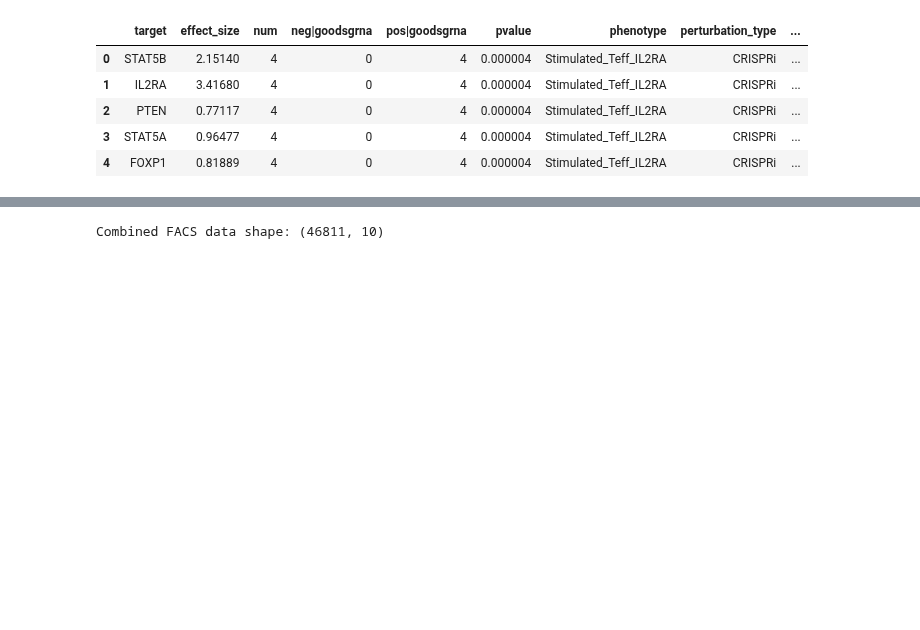
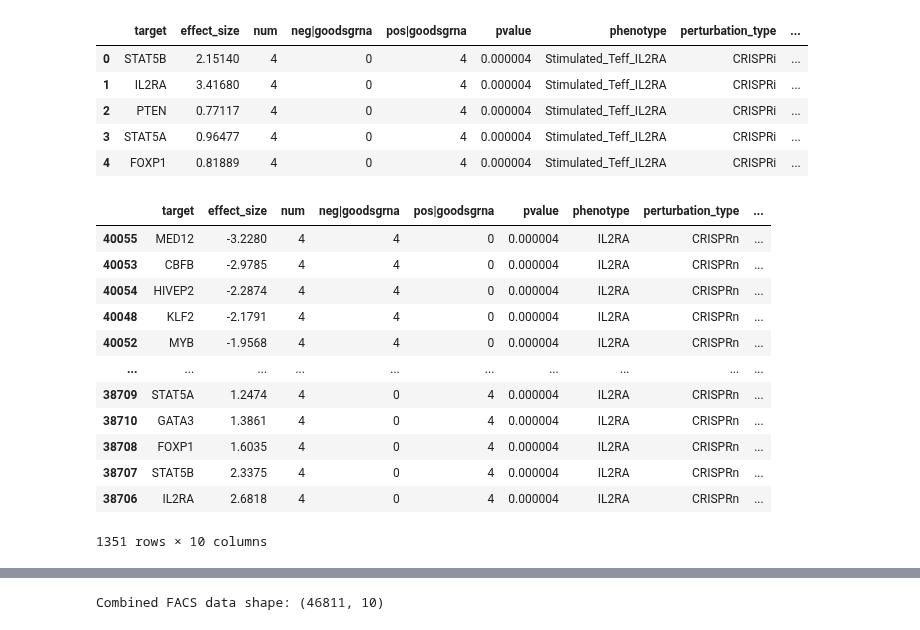
Before and after one commit to emdann/GWT_perturbseq_analysis_2025, a Jupyter notebook: src/3_DE_analysis/FACS_comparison.ipynb, the cells around one changed output, grey strips where cells are left out. Drawn from its saved outputs; the diff is of its cells as text; code cells hidden in the pictures; blank space fills up the shorter version.

```diff
--- a/src/3_DE_analysis/FACS_comparison.ipynb
+++ b/src/3_DE_analysis/FACS_comparison.ipynb
@@ -309,3 +311,19 @@ long_Arce_data.head()
 | 2 | PTEN | 0.77117 | 4 | 0 | 4 | 0.000004 | Stimulated_Teff_IL2RA | CRISPRi | ... |
 | 3 | STAT5A | 0.96477 | 4 | 0 | 4 | 0.000004 | Stimulated_Teff_IL2RA | CRISPRi | ... |
 | 4 | FOXP1 | 0.81889 | 4 | 0 | 4 | 0.000004 | Stimulated_Teff_IL2RA | CRISPRi | ... |
+# %%
+all_FACS_data[(all_FACS_data['dataset'] == 'Freimer2022') & (all_FACS_data['phenotype'] == 'IL2RA')].sort_values('effect_size')
+# %% [output]
+|  | target | effect_size | num | neg|goodsgrna | pos|goodsgrna | pvalue | phenotype | perturbation_type | ... |
+| 40055 | MED12 | -3.2280 | 4 | 4 | 0 | 0.000004 | IL2RA | CRISPRn | ... |
+| 40053 | CBFB | -2.9785 | 4 | 4 | 0 | 0.000004 | IL2RA | CRISPRn | ... |
+| 40054 | HIVEP2 | -2.2874 | 4 | 4 | 0 | 0.000004 | IL2RA | CRISPRn | ... |
+| 40048 | KLF2 | -2.1791 | 4 | 4 | 0 | 0.000004 | IL2RA | CRISPRn | ... |
+| 40052 | MYB | -1.9568 | 4 | 4 | 0 | 0.000004 | IL2RA | CRISPRn | ... |
+| ... | ... | ... | ... | ... | ... | ... | ... | ... | ... |
+| 38709 | STAT5A | 1.2474 | 4 | 0 | 4 | 0.000004 | IL2RA | CRISPRn | ... |
+| 38710 | GATA3 | 1.3861 | 4 | 0 | 4 | 0.000004 | IL2RA | CRISPRn | ... |
+| 38708 | FOXP1 | 1.6035 | 4 | 0 | 4 | 0.000004 | IL2RA | CRISPRn | ... |
+| 38707 | STAT5B | 2.3375 | 4 | 0 | 4 | 0.000004 | IL2RA | CRISPRn | ... |
+| 38706 | IL2RA | 2.6818 | 4 | 0 | 4 | 0.000004 | IL2RA | CRISPRn | ... |
+1351 rows × 10 columns
```
Also changed, not shown: parts of 9 cells of this notebook, 3 other files.
